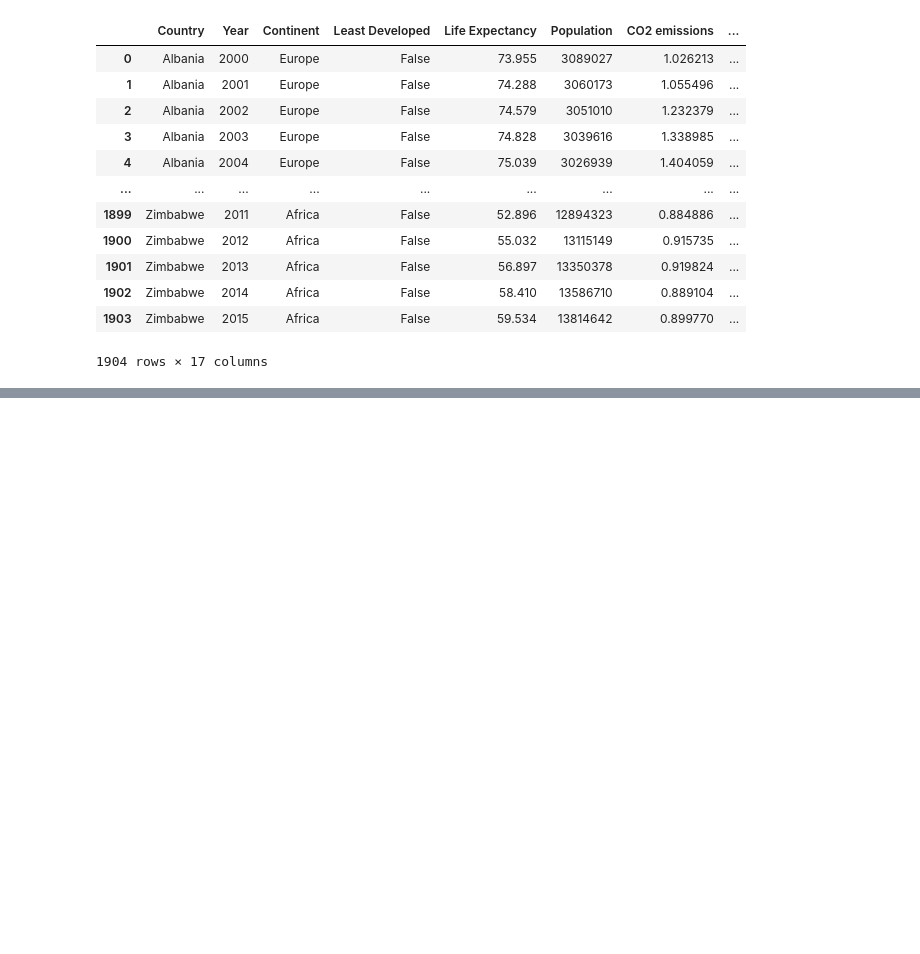
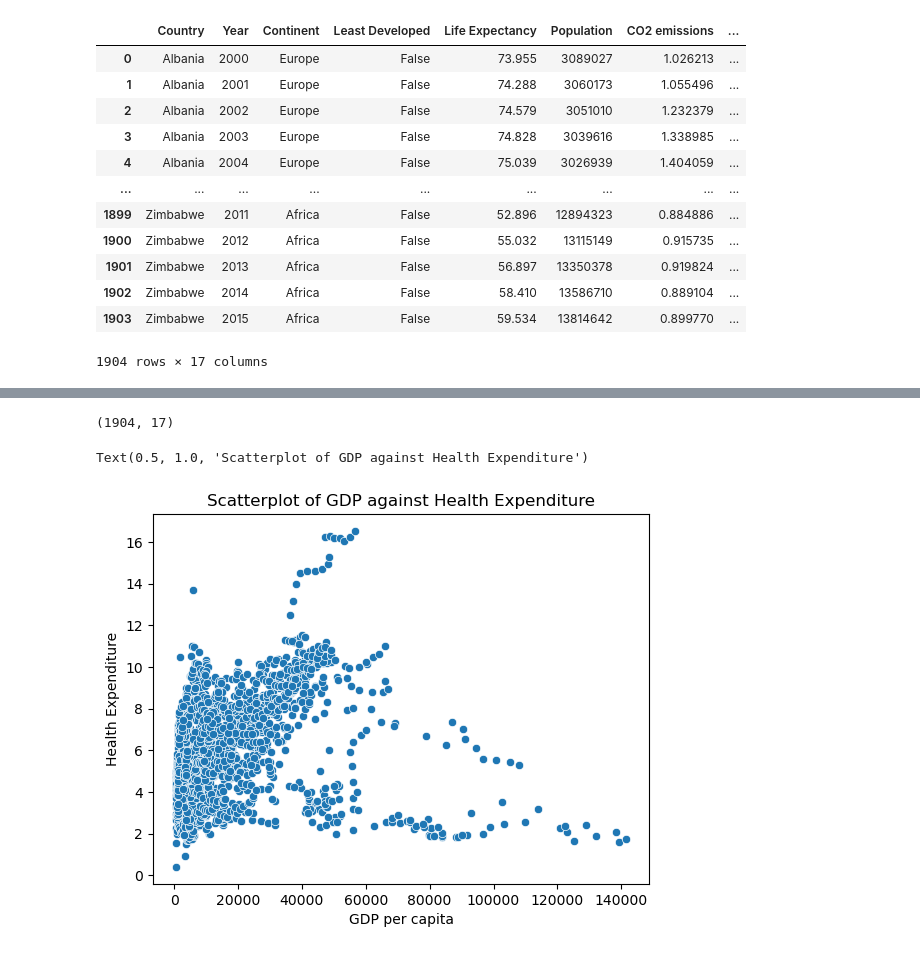
Before and after one commit to ubco-W2022T2-data301/project-group-group28, a Jupyter notebook: analysis/analysis3.ipynb, the cells around one changed output, grey strips where cells are left out. Drawn from its saved outputs; the diff is of its cells as text; code cells hidden in the pictures; blank space fills up the shorter version.

```diff
--- a/analysis/analysis3.ipynb
+++ b/analysis/analysis3.ipynb
@@ -24,0 +85,17 @@ df
+# %%
+df.shape
+# %% [output]
+(1904, 17)
+# %%
+import pandas as pd
+import seaborn as sns
+import matplotlib.pyplot as plt
+df = pd.read_csv("../data/raw/Life_Expectancy_00_15.csv", sep=';')
+gdp_health_df = df[['GDP per capita', 'Health expenditure']]
+sns.scatterplot(data=gdp_health_df, x='GDP per capita', y='Health expenditure')
+plt.xlabel('GDP per capita')
+plt.ylabel('Health Expenditure')
+plt.title('Scatterplot of GDP against Health Expenditure')
+# %% [output]
+Text(0.5, 1.0, 'Scatterplot of GDP against Health Expenditure')
+[figure, added]
```
Also changed, not shown: parts of 10 cells of this notebook.
